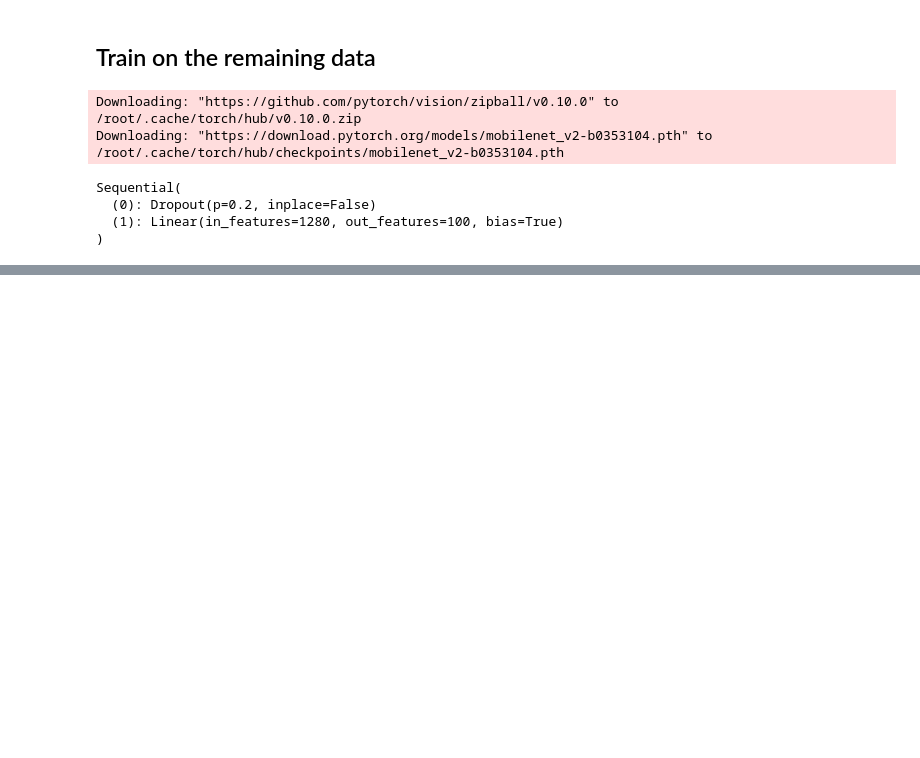
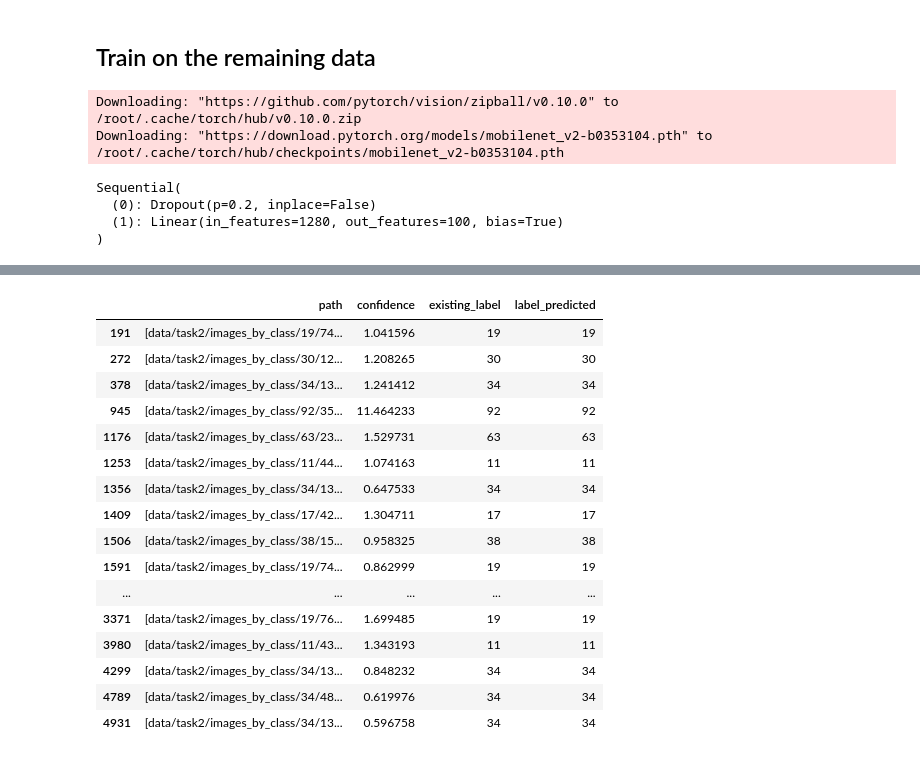
Before and after one commit to TruscaPetre/AAIT-Nosy-Missing-Labels, a Jupyter notebook: tutorial colab noisy labels.ipynb, the cells around one changed output, grey strips where cells are left out. Saved outputs shown, nothing was run; the diff lists cells and outputs as text; code cells hidden in the pictures; blank space fills up the shorter version.

```diff
--- a/tutorial colab noisy labels.ipynb
+++ b/tutorial colab noisy labels.ipynb
@@ -456,0 +716,22 @@ with open(f'/gdrive/MyDrive/checkpoints/iteration_{num_iteration}_images.json',
+# %%
+predictions_same_label = predictions[predictions['existing_label'] == predictions['label_predicted']]
+predictions_correct_label = predictions_same_label[predictions_same_label['confidence']>0.5]
+display(predictions_correct_label)
+# %% [output]
+|  | path | confidence | existing_label | label_predicted |
+| 191 | [data/task2/images_by_class/19/74... | 1.041596 | 19 | 19 |
+| 272 | [data/task2/images_by_class/30/12... | 1.208265 | 30 | 30 |
+| 378 | [data/task2/images_by_class/34/13... | 1.241412 | 34 | 34 |
+| 945 | [data/task2/images_by_class/92/35... | 11.464233 | 92 | 92 |
+| 1176 | [data/task2/images_by_class/63/23... | 1.529731 | 63 | 63 |
+| 1253 | [data/task2/images_by_class/11/44... | 1.074163 | 11 | 11 |
+| 1356 | [data/task2/images_by_class/34/13... | 0.647533 | 34 | 34 |
+| 1409 | [data/task2/images_by_class/17/42... | 1.304711 | 17 | 17 |
+| 1506 | [data/task2/images_by_class/38/15... | 0.958325 | 38 | 38 |
+| 1591 | [data/task2/images_by_class/19/74... | 0.862999 | 19 | 19 |
+| ... | ... | ... | ... | ... |
+| 3371 | [data/task2/images_by_class/19/76... | 1.699485 | 19 | 19 |
+| 3980 | [data/task2/images_by_class/11/43... | 1.343193 | 11 | 11 |
+| 4299 | [data/task2/images_by_class/34/13... | 0.848232 | 34 | 34 |
+| 4789 | [data/task2/images_by_class/34/48... | 0.619976 | 34 | 34 |
+| 4931 | [data/task2/images_by_class/34/13... | 0.596758 | 34 | 34 |
```
Also changed, not shown: parts of 40 cells of this notebook.
